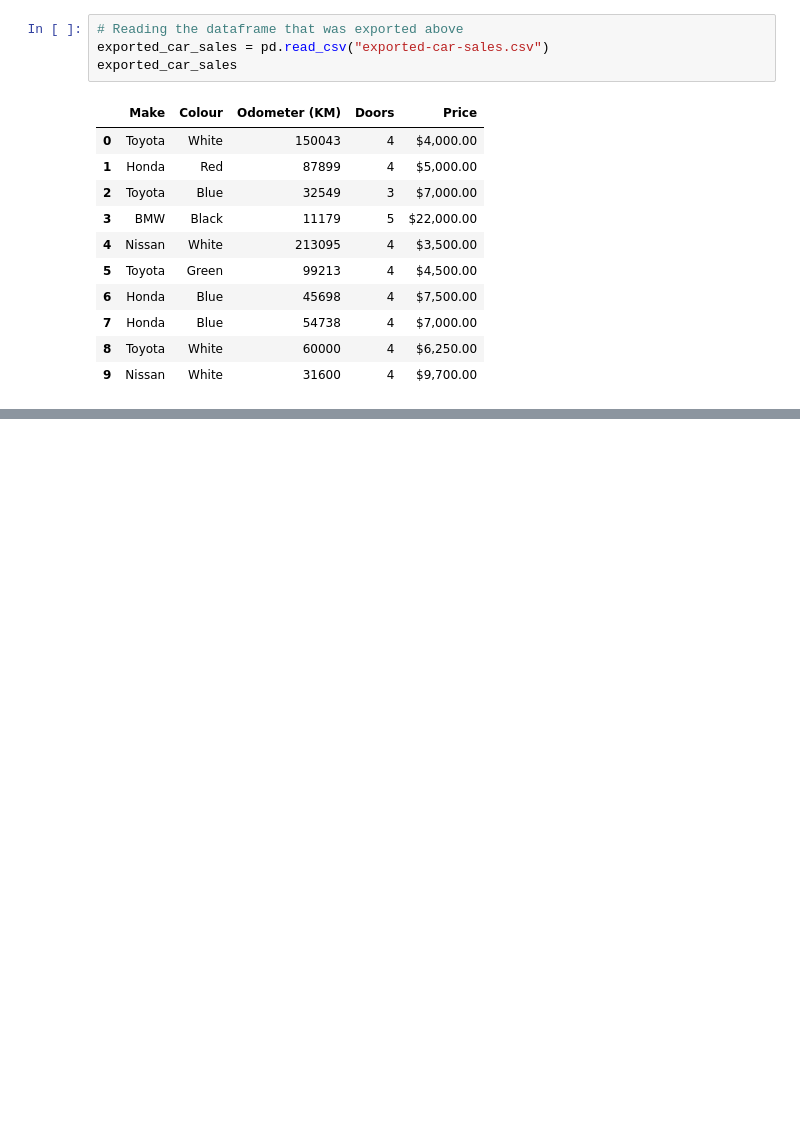
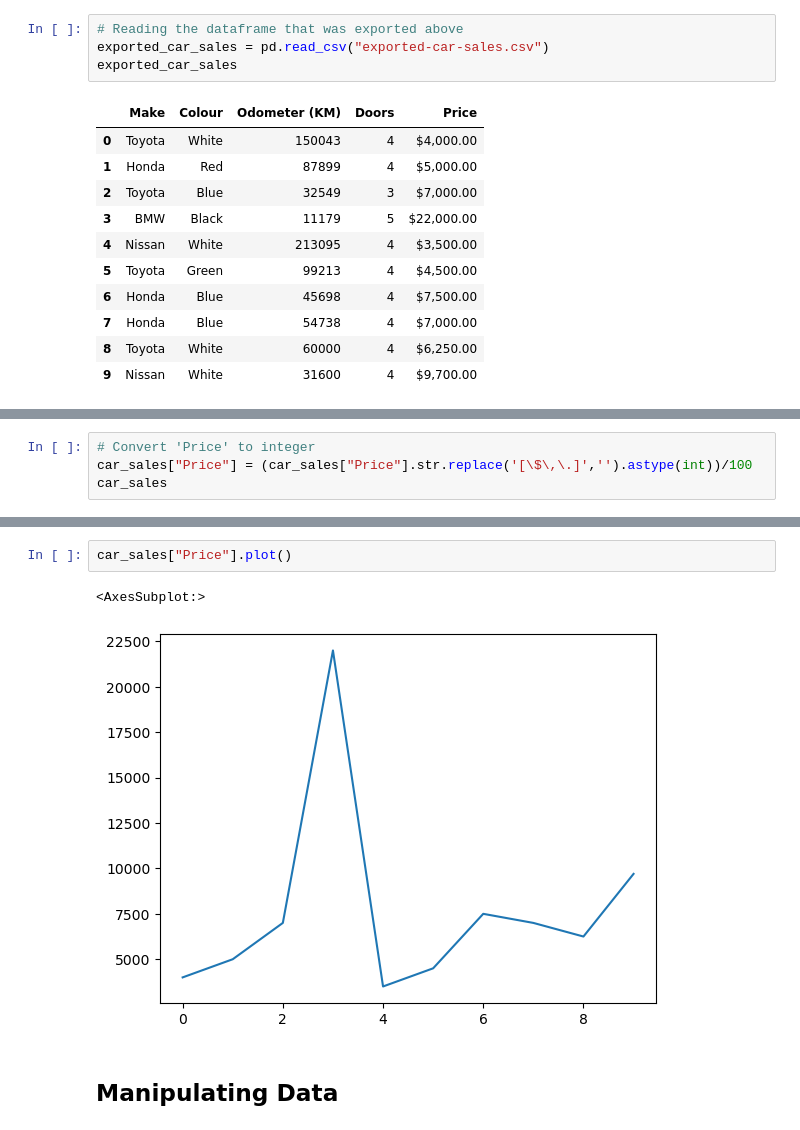
Before and after one commit to phamkevinT/MachineLearningAndDataScience, a Jupyter notebook: Pandas_Data_Analysis/intro-to-pandas.ipynb, the cells around one changed output, grey strips where cells are left out. Saved outputs shown, nothing was run; the diff lists cells and outputs as text; blank space fills up the shorter version.

```diff
--- a/Pandas_Data_Analysis/intro-to-pandas.ipynb
+++ b/Pandas_Data_Analysis/intro-to-pandas.ipynb
@@ -68,0 +243,4 @@ exported_car_sales
+# %%
+# Convert 'Price' to integer
+car_sales["Price"] = (car_sales["Price"].str.replace('[\$\,\.]','').astype(int))/100
+car_sales
@@ -68,0 +259,7 @@ exported_car_sales
+# %%
+car_sales["Price"].plot()
+# %% [output]
+<AxesSubplot:>
+[figure, added]
+# %% [markdown]
+## Manipulating Data
```
Also changed, not shown: parts of 45 cells of this notebook, 2 other files.
